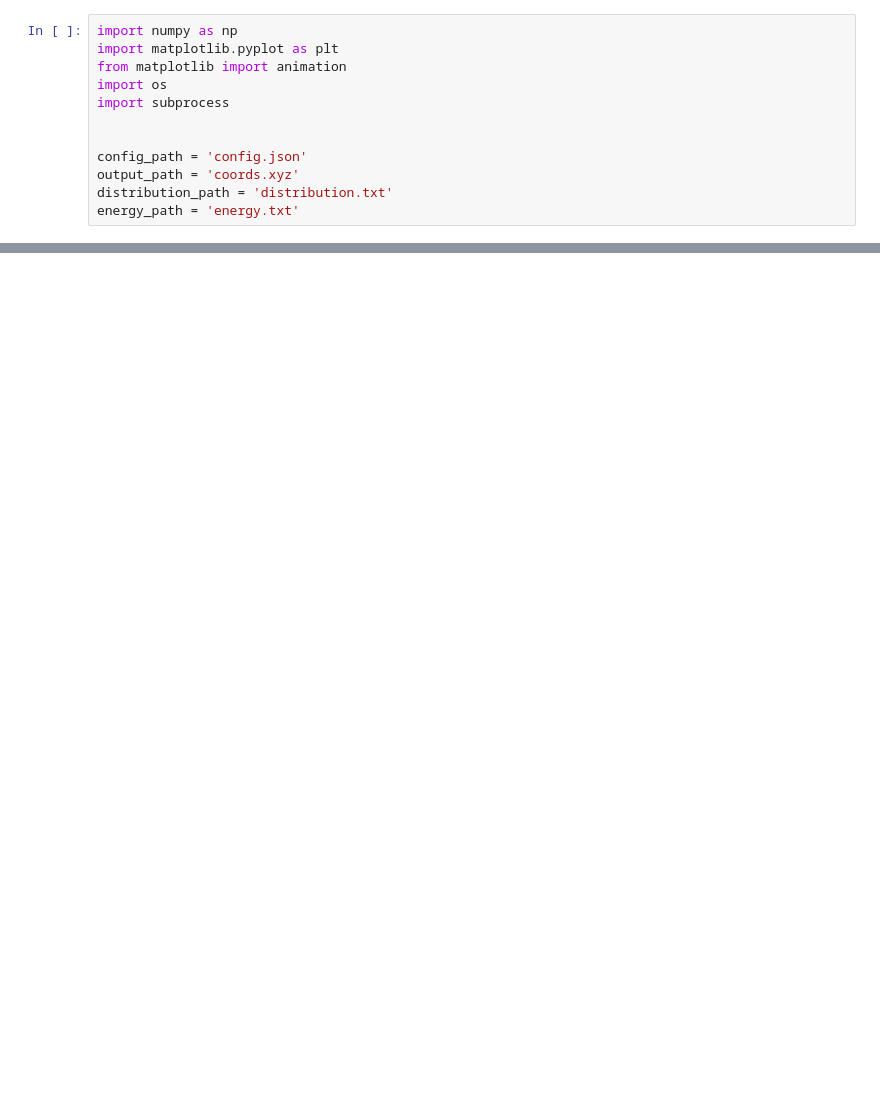
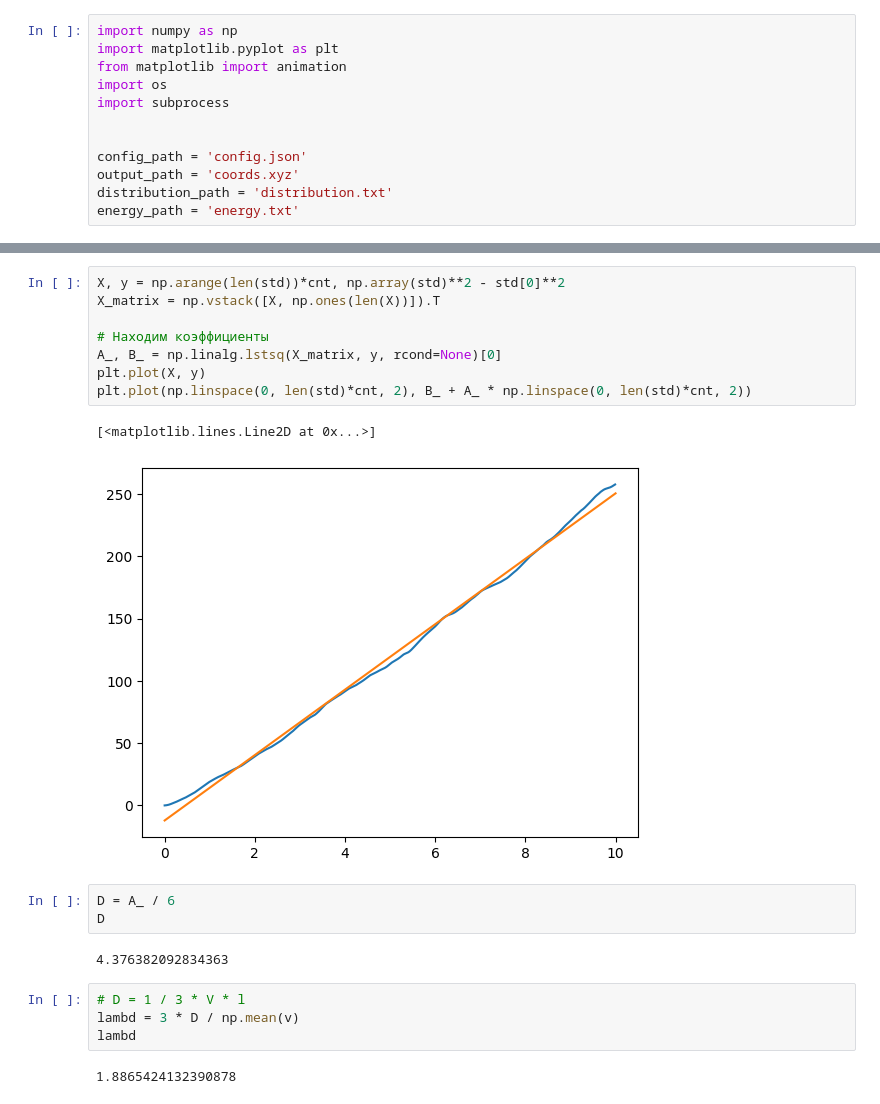
Before and after one commit to AndryDeveloper/mipt_edu, a Jupyter notebook: 3sem/horizons/data_processor.ipynb, the cells around one changed output, grey strips where cells are left out. Saved outputs shown, nothing was run; the diff lists cells and outputs as text; blank space fills up the shorter version.

```diff
--- a/3sem/horizons/data_processor.ipynb
+++ b/3sem/horizons/data_processor.ipynb
@@ -79,0 +101,22 @@ subprocess.Popen(['build/main', config_path, output_path, distribution_path, ene
+# %%
+X, y = np.arange(len(std))*cnt, np.array(std)**2 - std[0]**2
+X_matrix = np.vstack([X, np.ones(len(X))]).T
+
+# Находим коэффициенты
+A_, B_ = np.linalg.lstsq(X_matrix, y, rcond=None)[0]
+plt.plot(X, y)
+plt.plot(np.linspace(0, len(std)*cnt, 2), B_ + A_ * np.linspace(0, len(std)*cnt, 2))
+# %% [output]
+[<matplotlib.lines.Line2D at 0x...>]
+[figure, added]
+# %%
+D = A_ / 6
+D
+# %% [output]
+4.376382092834363
+# %%
+# D = 1 / 3 * V * l
+lambd = 3 * D / np.mean(v)
+lambd
+# %% [output]
+1.8865424132390878
```
Also changed, not shown: parts of 5 cells of this notebook, 25 other files.
